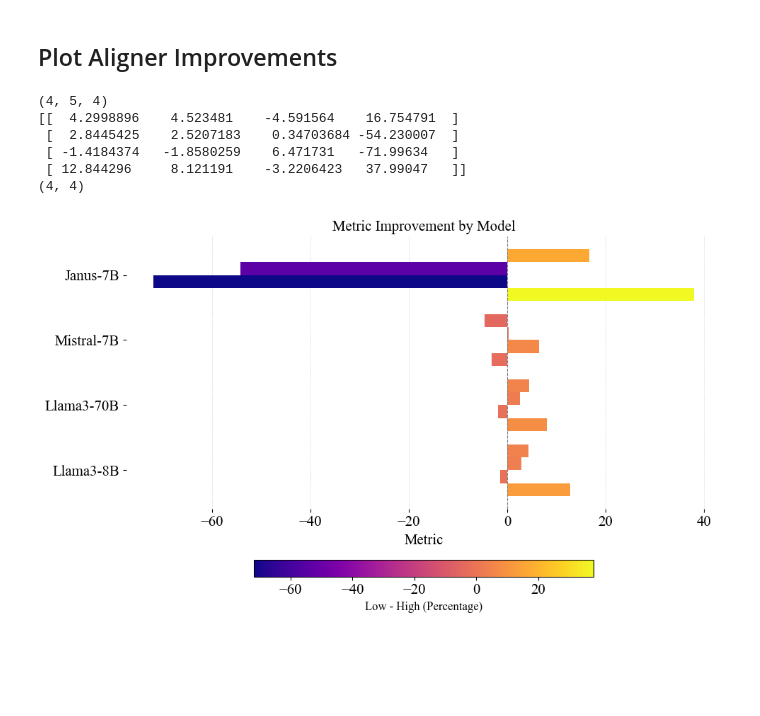
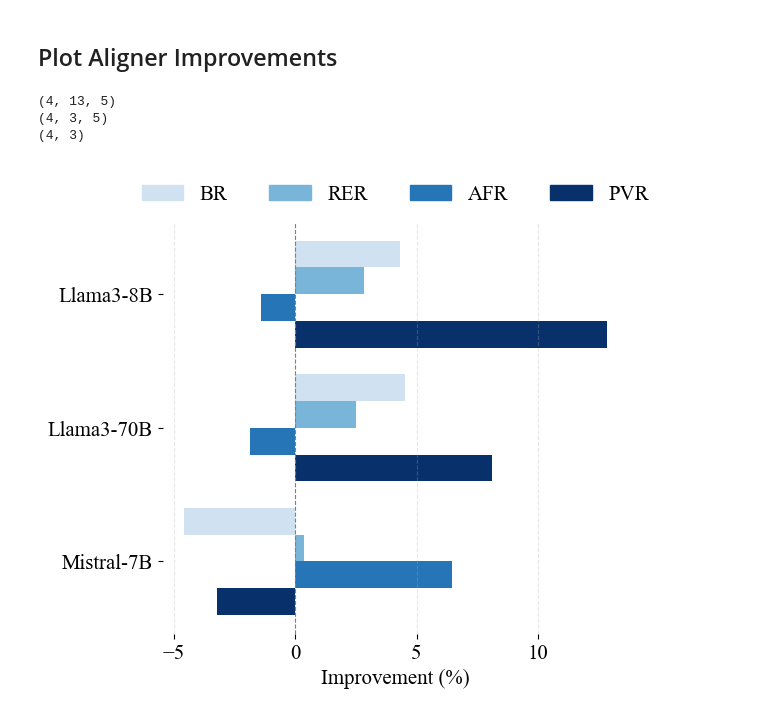
Before and after one commit to chimaobi-okite/pref_aligner, a Jupyter notebook: process_results.ipynb, the cells around one changed output. Drawn from its saved outputs; the diff is of its cells as text; code cells hidden in the pictures; blank space fills up the shorter version.

```diff
--- a/process_results.ipynb
+++ b/process_results.ipynb
@@ -418,40 +421,43 @@ compare_profile_accuracy(
 # %%
 from results_helper import missing_answer_diffplot
 
+metrics_baseline = ["BR", "RER", "AFR", "PVR"]
 data, order = results_dict.get_field_matrix(
-    field=["BR", "RER", "AFR", "PVR"],
+    field=metrics_baseline,
     fixed_keys={
         "dataset": "full",
         "relevance": "relevant",
     },
-    axis_keys=["method", "model"]
+    axis_keys=["model", "method"]
 )
-data = np.array(data).squeeze()
+data = np.array(data)
+print(data.shape)
 # Take the first 5
-data = data[...,:4]
-models_ref = MODELS[:4].copy()
-print(data.shape)
+data = data[:, :3]
+models_ref = MODELS[:3].copy()
+print(data.shape)       # [fields x models x methods]
 
-improvement = (data[:,0] - data[:,-1]).astype(np.float32)
-print(improvement)
-print(improvement.shape)
+improvement = (data[...,0] - data[...,-1]).astype(np.float32)
+print(improvement.shape)    # improvement = [fields, models]
 
-missing_answer_diffplot(
-    improvement,
-    keys=models_ref,
-    title="Metric Improvement by Model",
-    xlabel="Metric",
-    series_labels=["BR", "RER", "AFR", "PVR"],
-    show=True
+from results_helper import METRIC_LABELS_ABBR
+
+data2plot = improvement.T
+relevance_hbarplot(
+    data2plot,
+    relevance_list=metrics_baseline,
+    models=[MODELS_SHORT_DICT[m] for m in models_ref],
+    title="Error Percentage Drop by Model",
+    xlabel="Improvement (%)",
+    label_dict=METRIC_LABELS_ABBR,
+    figh=6,
+    show=True,
 )
 # %% [output]
-(4, 5, 4)
-[[  4.2998896    4.523481    -4.591564    16.754791  ]
- [  2.8445425    2.5207183    0.34703684 -54.230007  ]
- [ -1.4184374   -1.8580259    6.471731   -71.99634   ]
- [ 12.844296     8.121191    -3.2206423   37.99047   ]]
-(4, 4)
+(4, 13, 5)
+(4, 3, 5)
+(4, 3)
-[figure, old version]
+[figure, new version]
 # %%
 from results_helper import missing_answer_diffplot
 
```
Also changed, not shown: parts of 10 cells of this notebook, 43 other files.
